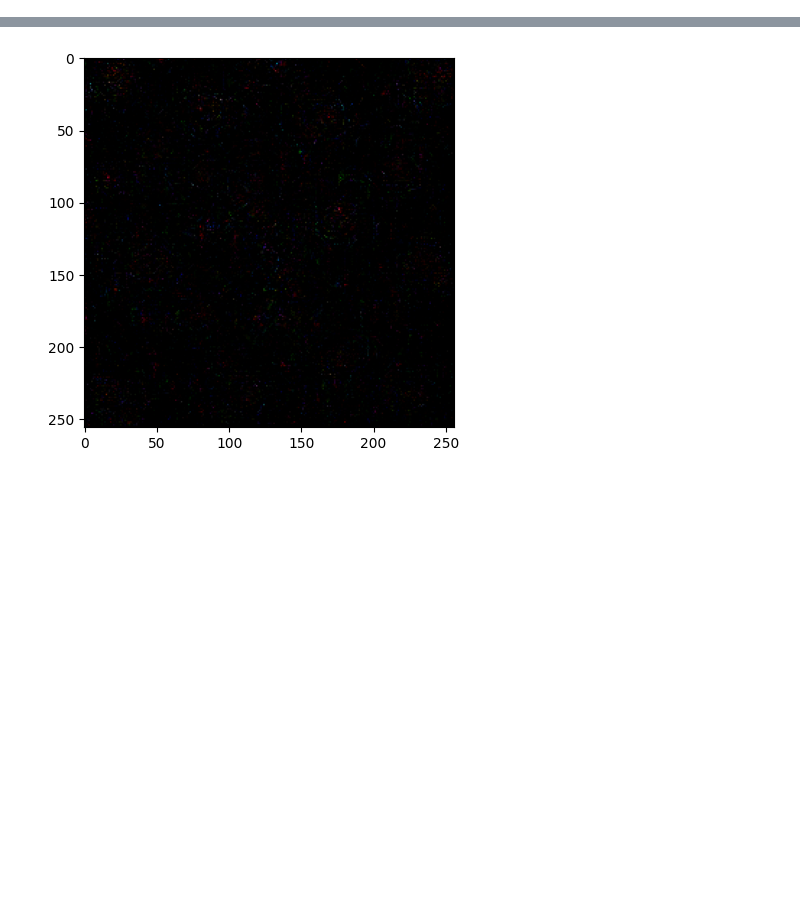
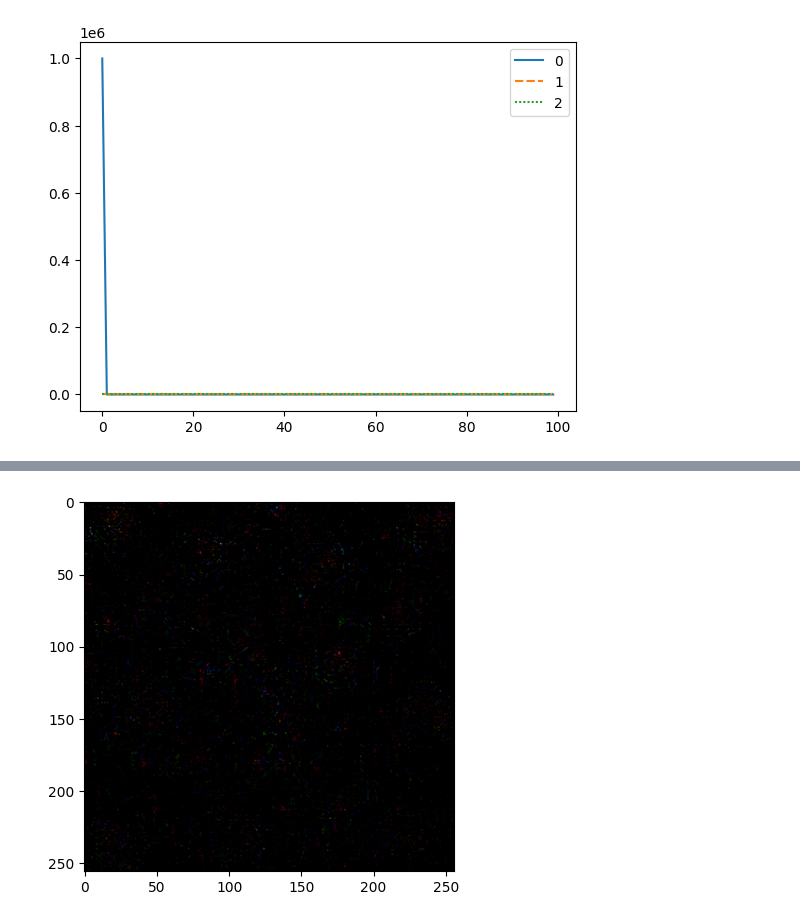
Before and after one commit to jsong2333333/round-11, a Jupyter notebook: projects/trigger_inversion/src/trigger_inversion_untargeted.ipynb, the cells around one changed output, grey strips where cells are left out. Cells and saved outputs as stored; diff of their text form; code cells hidden in the pictures; blank space fills up the shorter version.

```diff
--- a/projects/trigger_inversion/src/trigger_inversion_untargeted.ipynb
+++ b/projects/trigger_inversion/src/trigger_inversion_untargeted.ipynb
@@ -167 +195,5 @@ sns.lineplot(data=losses_df.iloc[:, :]);
+# %%
+sns.lineplot(data=np.asarray(weights_lst));
+# %% [output]
+[figure, added]
 # %%
```
Also changed, not shown: parts of 12 cells of this notebook, 26 other files.
